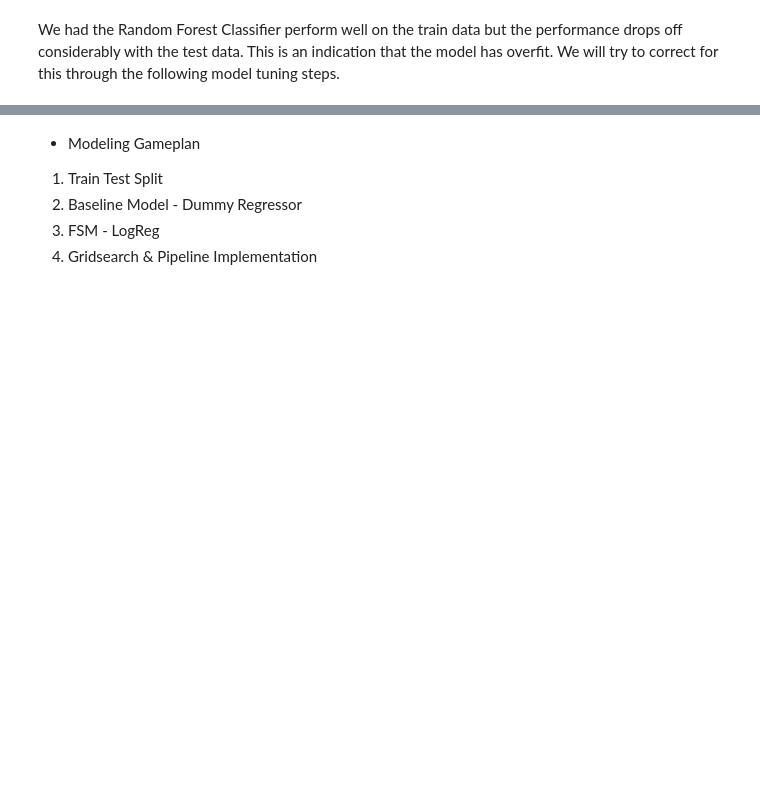
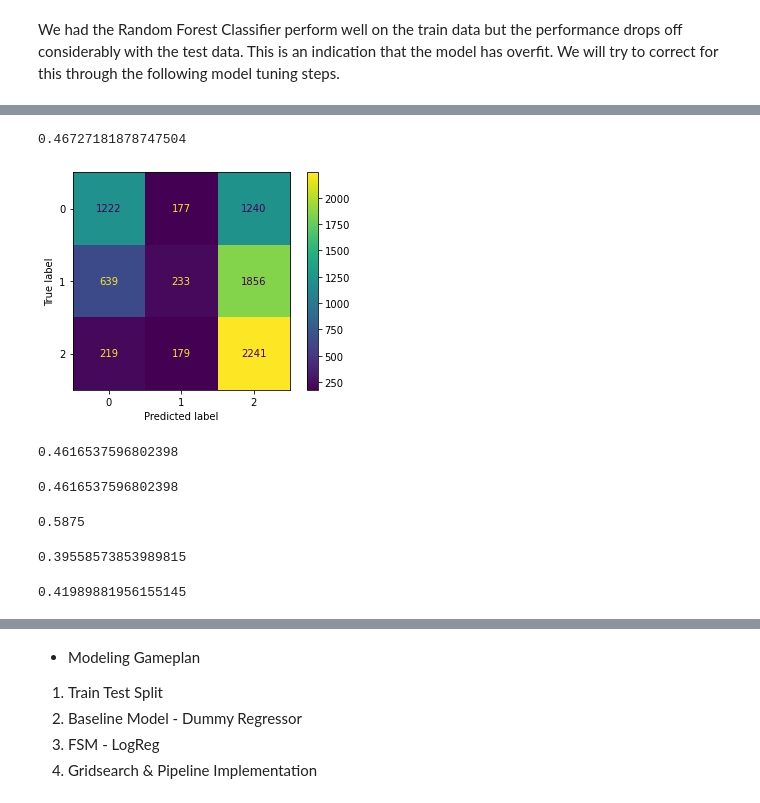
Before and after one commit to schoe4208/Airbnb-NYC-Predictive-Analysis, a Jupyter notebook: airbnb_notebook.ipynb, the cells around one changed output, grey strips where cells are left out. Saved outputs shown, nothing was run; the diff lists cells and outputs as text; code cells hidden in the pictures; blank space fills up the shorter version.

Commit message:
pushing up best random forest classifier. continue modeling

```diff
--- a/airbnb_notebook.ipynb
+++ b/airbnb_notebook.ipynb
@@ -1263,3 +1263,15 @@ precision_score(y_test, y_pred_rfc, labels=[2], average='micro')
 0.4355769230769231
 # %% [markdown]
 We had the Random Forest Classifier perform well on the train data but the performance drops off considerably with the test data. This is an indication that the model has overfit. We will try to correct for this through the following model tuning steps.
+# %%
+#Implementing Gridsearch to find best logistics regression parameters
+
+parameters_rfc = {'rfc__criterion': ['gini','entropy', 'log_loss'],
+             'rfc__max_depth': [2, 3, 4, 5],
+                 'rfc__min_samples_leaf': [10, 100, 1000]}
+
+gs_rfc = GridSearchCV(estimator=rfc_model_pipe,
+                 param_grid=parameters_rfc,
+                 cv=5)
+# %%
+gs_rfc.fit(X_train, y_train)
@@ -1265,0 +1305,12 @@ We had the Random Forest Classifier perform well on the train data but the perfo
+# %%
+#Using the best parameters from GridSearchCV to run best Random Forest Classifer model
+
+best_rfc_model_pipe = Pipeline(steps=[('ct', CT),
+                                     ('best_rfc', RandomForestClassifier(criterion='entropy',
+                                                                    max_depth=5,
+                                                                    max_features='sqrt',
+                                                                   max_samples=0.3,
+                                                                    min_samples_leaf=100,
+                                                                   random_state=100))])
+# %%
+best_rfc_model_pipe.fit(X_train, y_train)
@@ -1265,0 +1330,35 @@ We had the Random Forest Classifier perform well on the train data but the perfo
+# %%
+best_rfc_model_pipe.score(X_train, y_train)
+# %% [output]
+0.46727181878747504
+# %%
+#Confusion Matrix of Best Random Forest Classifier
+
+y_pred_best_rfc = best_rfc_model_pipe.predict(X_test)
+cm_best_rfc = confusion_matrix(y_test, y_pred_best_rfc)
+
+disp_best_rfc = ConfusionMatrixDisplay(confusion_matrix=cm_best_rfc)
+
+disp_best_rfc.plot();
+# %% [output]
+[figure, added]
+# %%
+best_rfc_model_pipe.score(X_test, y_test)
+# %% [output]
+0.4616537596802398
+# %%
+accuracy_score(y_test, y_pred_best_rfc)
+# %% [output]
+0.4616537596802398
+# %%
+precision_score(y_test, y_pred_best_rfc, labels=[0], average='micro')
+# %% [output]
+0.5875
+# %%
+precision_score(y_test, y_pred_best_rfc, labels=[1], average='micro')
+# %% [output]
+0.39558573853989815
+# %%
+precision_score(y_test, y_pred_best_rfc, labels=[2], average='micro')
+# %% [output]
+0.41989881956155145
```
Also changed, not shown: parts of 8 cells of this notebook.
